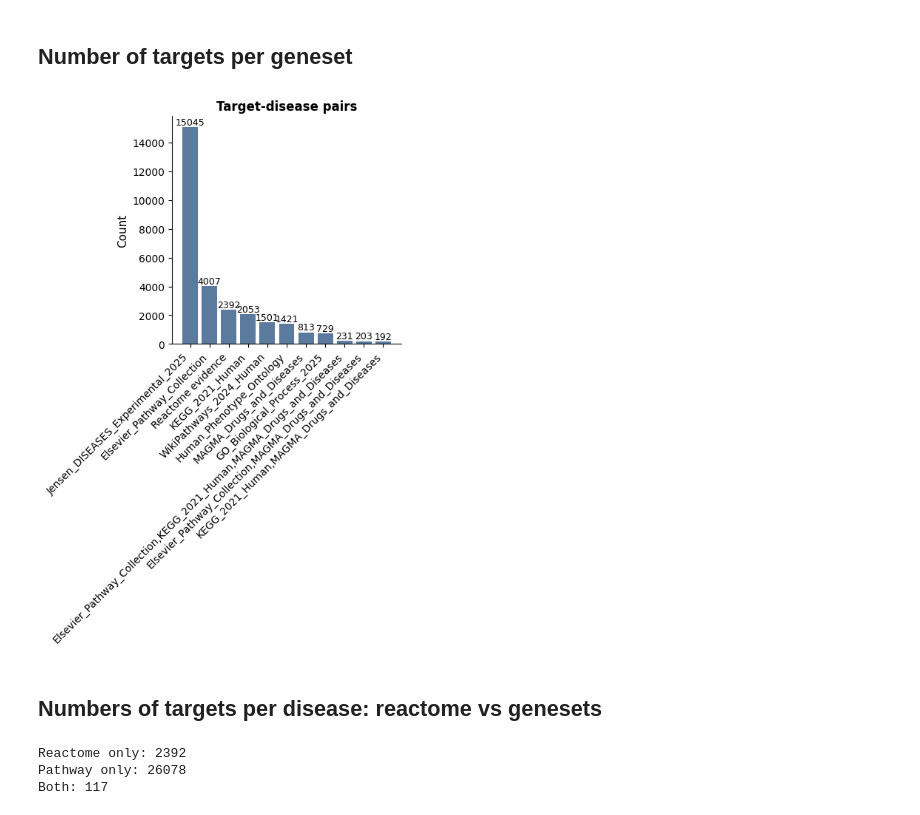
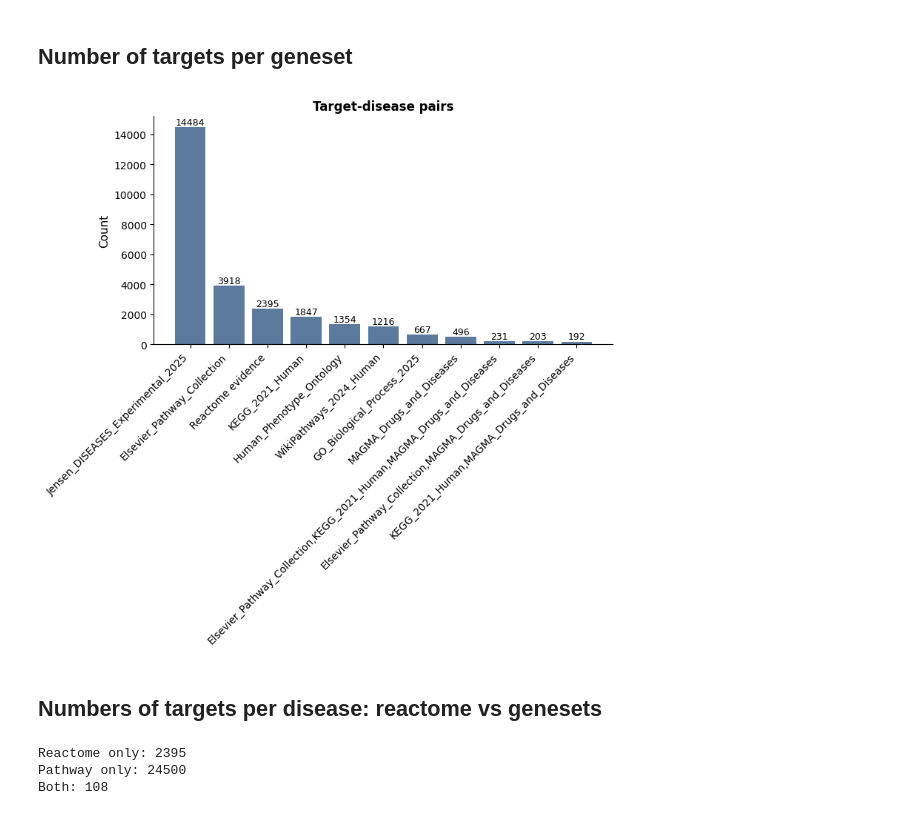
Before and after one commit to polrus/genesets2evidence, a Jupyter notebook: reactome_vs_genesets.ipynb, the cells around one changed output. Drawn from its saved outputs; the diff is of its cells as text; code cells hidden in the pictures.

Commit message:
plots for new match of terms

```diff
--- a/reactome_vs_genesets.ipynb
+++ b/reactome_vs_genesets.ipynb
@@ -6,7 +6,7 @@ import pandas as pd
 reactome_evidence = pd.read_csv("target_lists/reactome_evidence.csv", index_col=0)
 reactome_evidence_select = reactome_evidence[["datasourceId", "approvedSymbol", "targetId", "diseaseId"]]
 # %%
-geneset_evidence = pd.read_csv("target_lists/from_reactome_dis_v2_pathways_only_genenames.csv", index_col=0)
+geneset_evidence = pd.read_csv("target_lists/v2_word_start/from_reactome_dis_v2.2_pathways_only_genenames.csv", index_col=0)
 geneset_evidence.rename(columns={"genes": "approvedSymbol"}, inplace=True)
 
 # Filter out rows with null 'id' and 'library' not equal to 'Reactome_Pathways_2024' (because comparing with reactome)
@@ -176,7 +176,7 @@ See the caveats in the documentation: https://pandas.pydata.org/pandas-docs/stab
 reactome_evidence = pd.read_csv("target_lists/reactome_evidence.csv", index_col=0)
 reactome_evidence_select = reactome_evidence[["datasourceId", "approvedSymbol", "targetId", "diseaseId"]]
 # %%
-geneset_evidence = pd.read_csv("target_lists/from_reactome_dis_v1_genenames.csv", index_col=0)
+geneset_evidence = pd.read_csv("target_lists/v2_word_start/from_reactome_dis_v1.2_pathways_extended_genenames.csv", index_col=0)
 geneset_evidence.rename(columns={"genes": "approvedSymbol"}, inplace=True)
 
 # Filter out rows with null 'id' and 'library' not equal to 'Reactome_Pathways_2024' (because comparing with reactome)
@@ -247,35 +247,35 @@ plt.show()
 # %%
 # Replace NaN in 'library' with 'Reactome evidence'
 df['library'] = df['library'].fillna('Reactome evidence')
 
 # Count the number of rows for each unique library
 library_counts = df['library'].value_counts()
 
 # Create the plot
-plt.figure(figsize=(4, 4))
+plt.figure(figsize=(8, 4))
 bars = plt.bar(library_counts.index, library_counts.values, color="#5B7A9D")
 
 # Remove top and right spines
 ax = plt.gca()
 ax.spines['top'].set_visible(False)
 ax.spines['right'].set_visible(False)
 
 # Minimal ticks and labels
 plt.xticks(rotation=45, ha='right', fontsize=10)
 plt.yticks(fontsize=10)
 plt.ylabel('Count', fontsize=11)
 plt.title('Target-disease pairs', fontsize=12, weight='bold')
 
 # Optional: add count labels above bars
 for bar in bars:
     height = bar.get_height()
     plt.text(bar.get_x() + bar.get_width()/2, height + 1, f'{int(height)}',
              ha='center', va='bottom', fontsize=9)
 
 plt.tight_layout()
 plt.show()
 # %% [output]
-[figure, old version]
+[figure, new version]
 # %% [markdown]
 ## Numbers of targets per disease: reactome vs genesets
 # %%
@@ -290,9 +290,9 @@ print("Reactome only:", len(reactome_only))
 print("Pathway only:", len(pathway_only))
 print("Both:", len(both))
 # %% [output]
-Reactome only: 2392
-Pathway only: 26078
-Both: 117
+Reactome only: 2395
+Pathway only: 24500
+Both: 108
 # %%
 df = df[(df['library'] != "Reactome evidence")]
 # %%
```
Also changed, not shown: parts of 7 cells of this notebook.
